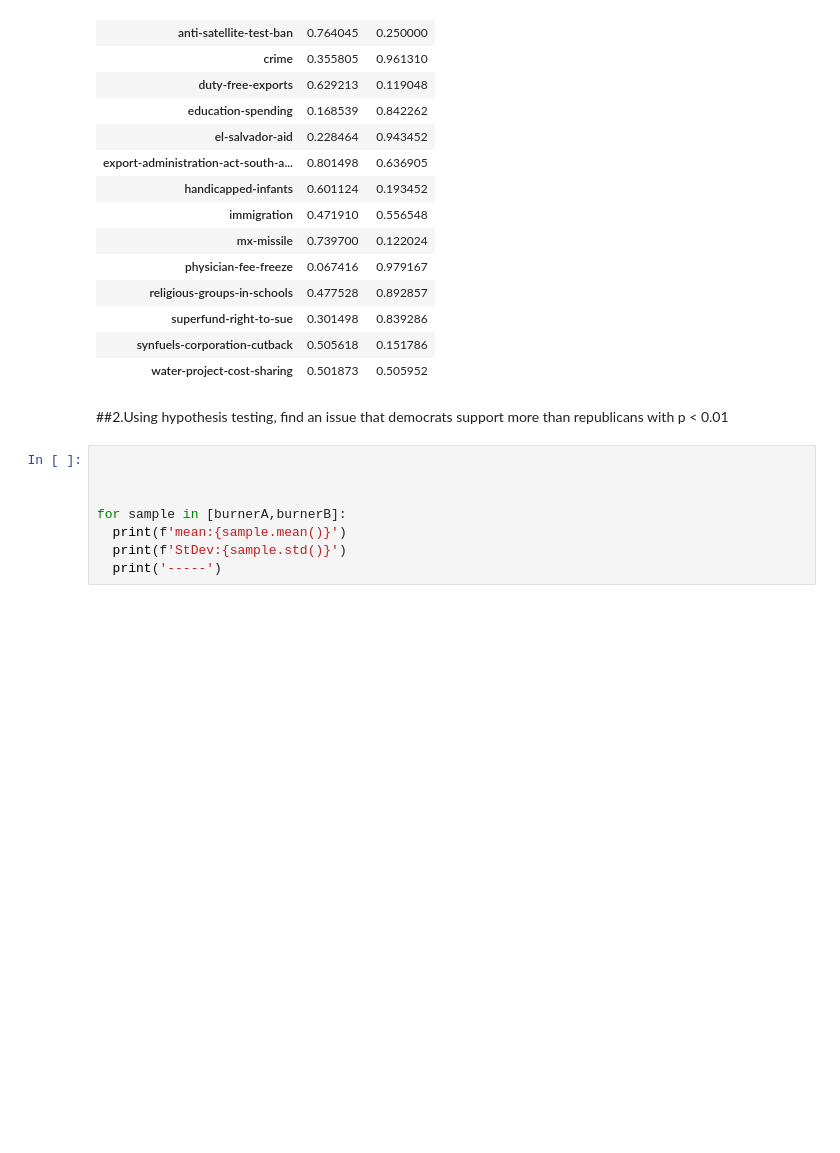
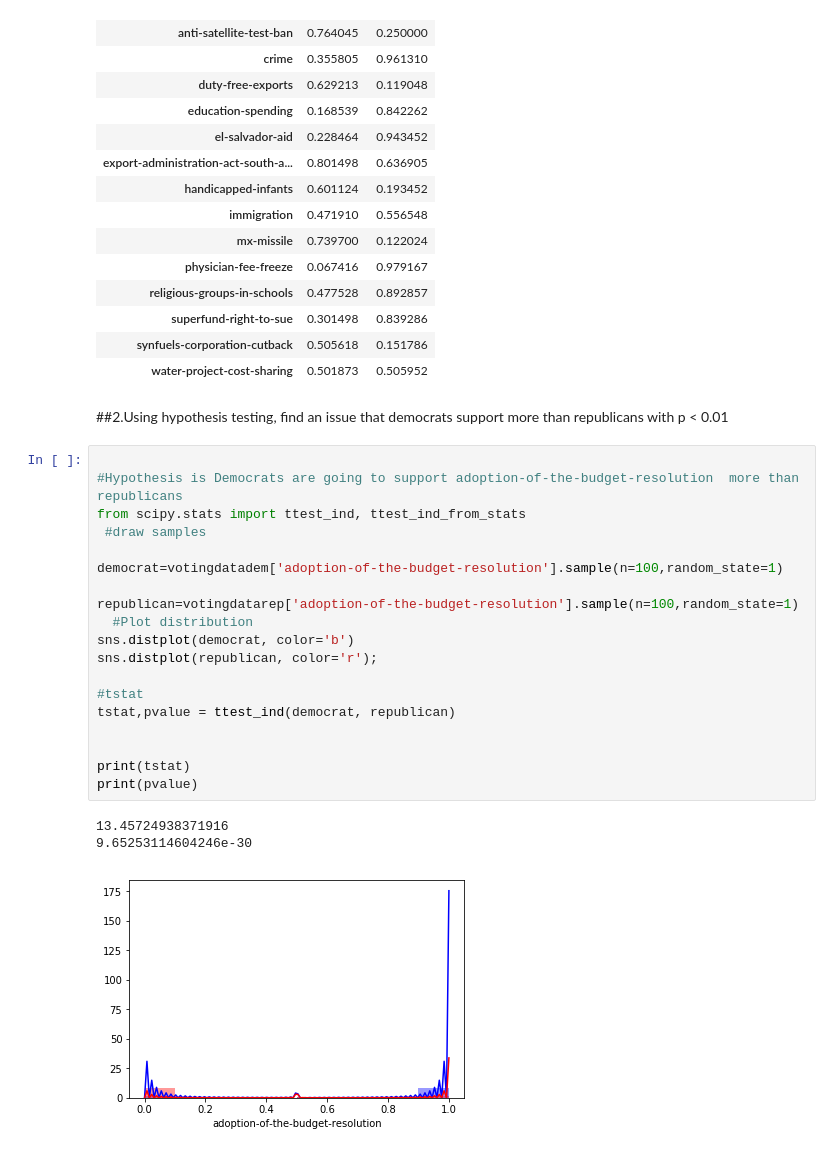
Before and after one commit to alastra32/DS-Unit-1-Sprint-3-Statistical-Tests-and-Experiments, a Jupyter notebook: module1-statistics-probability-and-inference/LS_DS_131_Statistics_Probability_Assignment.ipynb, the cells around one changed output. Saved outputs shown, nothing was run; the diff lists cells and outputs as text; blank space fills up the shorter version.

```diff
--- a/module1-statistics-probability-and-inference/LS_DS_131_Statistics_Probability_Assignment.ipynb
+++ b/module1-statistics-probability-and-inference/LS_DS_131_Statistics_Probability_Assignment.ipynb
@@ -172,11 +174,26 @@ votingdata1.pivot_table(index='Issue', columns='Class', values='Vote', aggfunc='
 | water-project-cost-sharing | 0.501873 | 0.505952 |
 # %% [markdown]
 ##2.Using hypothesis testing, find an issue that democrats support more than republicans with p < 0.01
-# %%
-
-
-
-for sample in [burnerA,burnerB]:
-  print(f'mean:{sample.mean()}')
-  print(f'StDev:{sample.std()}')
-  print('-----')
+# %%
+
+#Hypothesis is Democrats are going to support adoption-of-the-budget-resolution  more than republicans
+from scipy.stats import ttest_ind, ttest_ind_from_stats
+ #draw samples
+
+democrat=votingdatadem['adoption-of-the-budget-resolution'].sample(n=100,random_state=1)
+
+republican=votingdatarep['adoption-of-the-budget-resolution'].sample(n=100,random_state=1)
+  #Plot distribution
+sns.distplot(democrat, color='b')
+sns.distplot(republican, color='r');
+
+#tstat
+tstat,pvalue = ttest_ind(democrat, republican)
+
+
+print(tstat)
+print(pvalue)
+# %% [output]
+13.45724938371916
+9.65253114604246e-30
+[figure, added]
```
Also changed, not shown: parts of 15 cells of this notebook.
